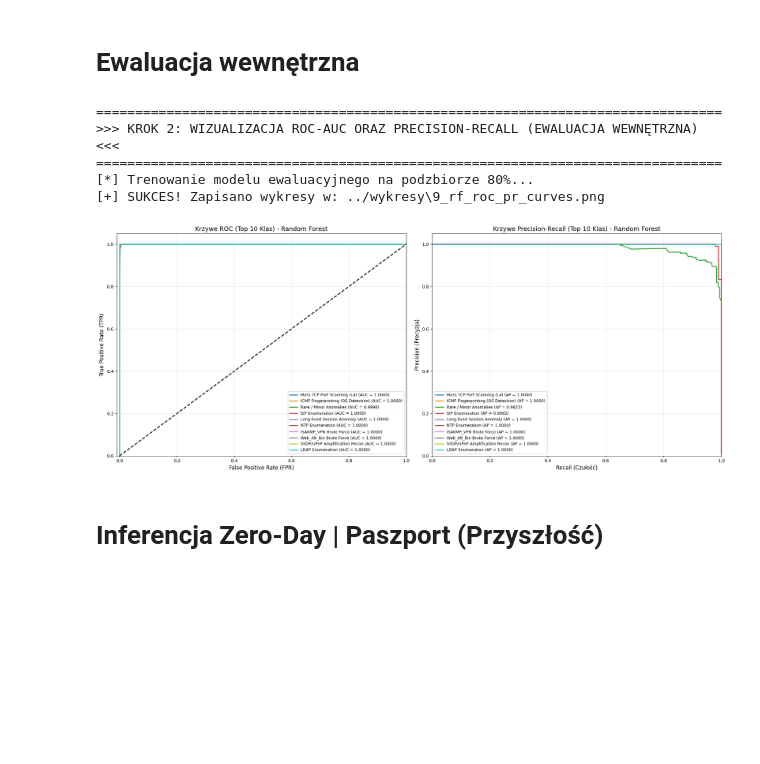
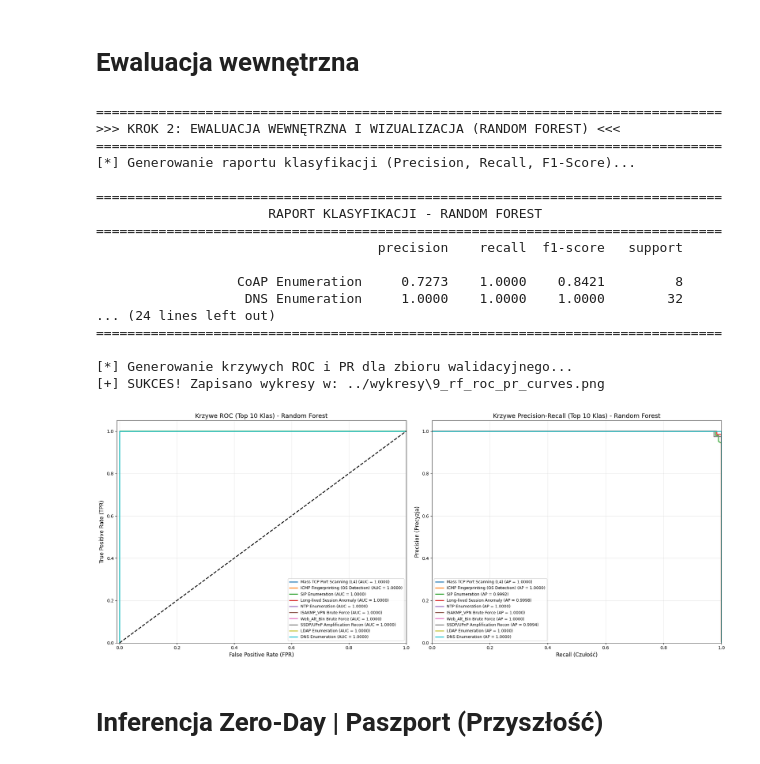
Before and after one commit to GITsciula/semi-supervised-honeypot-ml, a Jupyter notebook: notatniki/03_Random_Forest_Classifier.ipynb, the cells around one changed output. Drawn from its saved outputs; the diff is of its cells as text; code cells hidden in the pictures; blank space fills up the shorter version.

```diff
--- a/notatniki/03_Random_Forest_Classifier.ipynb
+++ b/notatniki/03_Random_Forest_Classifier.ipynb
@@ -72,51 +120,55 @@ print("[+] Model gotowy i uzbrojony!\n")
 # %%
 import matplotlib.pyplot as plt
 import seaborn as sns
-from sklearn.model_selection import train_test_split
-from sklearn.metrics import roc_curve, auc, precision_recall_curve, average_precision_score
+from sklearn.metrics import roc_curve, auc, precision_recall_curve, average_precision_score, classification_report
 from sklearn.preprocessing import label_binarize
 import os
+import numpy as np
 
 print("="*80)
-print(">>> KROK 2: WIZUALIZACJA ROC-AUC ORAZ PRECISION-RECALL (EWALUACJA WEWNĘTRZNA) <<<")
+print(">>> KROK 2: EWALUACJA WEWNĘTRZNA I WIZUALIZACJA (RANDOM FOREST) <<<")
 print("="*80)
 
 output_dir = '../wykresy'
 if not os.path.exists(output_dir): os.makedirs(output_dir)
 
-# 1. KLASYCZNY PODZIAŁ 80/20 NA GOTOWYM ZBIORZE TRENINGOWYM
-X_train_ev, X_test_ev, y_train_ev, y_test_ev = train_test_split(
-    X_train, y_train, test_size=0.20, random_state=42, stratify=y_train
-)
+# 1. RAPORT KLASYFIKACJI (TABELA F1-SCORE)
+print("[*] Generowanie raportu klasyfikacji (Precision, Recall, F1-Score)...")
+y_pred = clf.predict(X_val)
 
-# 2. SZYBKI TRENING EWALUACYJNY
-print("[*] Trenowanie modelu ewaluacyjnego na podzbiorze 80%...")
-clf_eval = RandomForestClassifier(n_estimators=100, class_weight='balanced', random_state=42, n_jobs=-1)
-clf_eval.fit(X_train_ev, y_train_ev)
+print("\n" + "="*80)
+print(f"{'RAPORT KLASYFIKACJI - RANDOM FOREST':^80}")
+print("="*80)
+print(classification_report(y_val, y_pred, digits=4))
+print("="*80 + "\n")
 
-# 3. PRZYGOTOWANIE DO WYKRESÓW (One-vs-Rest)
-classes = clf_eval.classes_
-y_test_bin = label_binarize(y_test_ev, classes=classes)
-n_classes = y_test_bin.shape[1]
-y_score = clf_eval.predict_proba(X_test_ev)
+# 2. PRZYGOTOWANIE DO WYKRESÓW
+classes = clf.classes_
+y_val_bin = label_binarize(y_val, classes=classes)
+n_classes = y_val_bin.shape[1]
+
+print("[*] Generowanie krzywych ROC i PR dla zbioru walidacyjnego...")
+y_score = clf.predict_proba(X_val)
 
 fpr, tpr, roc_auc = dict(), dict(), dict()
 precision, recall, average_precision = dict(), dict(), dict()
 
+# Obliczanie metryk dla każdej klasy (One-vs-Rest)
 for i in range(n_classes):
-    fpr[i], tpr[i], _ = roc_curve(y_test_bin[:, i], y_score[:, i])
+    fpr[i], tpr[i], _ = roc_curve(y_val_bin[:, i], y_score[:, i])
     roc_auc[i] = auc(fpr[i], tpr[i])
-    precision[i], recall[i], _ = precision_recall_curve(y_test_bin[:, i], y_score[:, i])
-    average_precision[i] = average_precision_score(y_test_bin[:, i], y_score[:, i])
+    precision[i], recall[i], _ = precision_recall_curve(y_val_bin[:, i], y_score[:, i])
+    average_precision[i] = average_precision_score(y_val_bin[:, i], y_score[:, i])
 
-# Wybieramy Top 10 klas do czytelnego wykresu
-top_classes_names = y_test_ev.value_counts().head(10).index
+# Top 10 klas do czytelnego wykresu
+top_classes_names = y_val.value_counts().head(10).index
 top_classes_idx = [np.where(classes == name)[0][0] for name in top_classes_names]
 colors = sns.color_palette("tab10", len(top_classes_idx))
 
-# 4. RYSOWANIE
+# 3. RYSOWANIE WYKRESÓW
 fig, (ax1, ax2) = plt.subplots(1, 2, figsize=(20, 8))
 
+# --- [A] Krzywa ROC ---
 for idx, color in zip(top_classes_idx, colors):
     class_name = classes[idx]
     ax1.plot(fpr[idx], tpr[idx], color=color, lw=2, label=f'{class_name} (AUC = {roc_auc[idx]:.4f})')
@@ -124,36 +176,49 @@ for idx, color in zip(top_classes_idx, colors):
 ax1.plot([0, 1], [0, 1], 'k--', lw=2)
 ax1.set_xlim([-0.01, 1.0])
 ax1.set_ylim([0.0, 1.05])
 ax1.set_xlabel('False Positive Rate (FPR)', fontsize=12)
 ax1.set_ylabel('True Positive Rate (TPR)', fontsize=12)
 ax1.set_title('Krzywe ROC (Top 10 Klas) - Random Forest', fontsize=14)
 ax1.legend(loc="lower right", fontsize=9)
 ax1.grid(alpha=0.3)
 
+# --- [B] Krzywa Precision-Recall ---
 for idx, color in zip(top_classes_idx, colors):
     class_name = classes[idx]
     ax2.plot(recall[idx], precision[idx], color=color, lw=2, label=f'{class_name} (AP = {average_precision[idx]:.4f})')
 
 ax2.set_xlim([0.0, 1.0])
 ax2.set_ylim([0.0, 1.05])
 ax2.set_xlabel('Recall (Czułość)', fontsize=12)
 ax2.set_ylabel('Precision (Precyzja)', fontsize=12)
 ax2.set_title('Krzywe Precision-Recall (Top 10 Klas) - Random Forest', fontsize=14)
 ax2.legend(loc="lower left", fontsize=9)
 ax2.grid(alpha=0.3)
 
 plt.tight_layout()
 file_path = os.path.join(output_dir, '9_rf_roc_pr_curves.png')
 plt.savefig(file_path, dpi=300)
 print(f"[+] SUKCES! Zapisano wykresy w: {file_path}")
 plt.show()
 # %% [output]
 ================================================================================
->>> KROK 2: WIZUALIZACJA ROC-AUC ORAZ PRECISION-RECALL (EWALUACJA WEWNĘTRZNA) <<<
+>>> KROK 2: EWALUACJA WEWNĘTRZNA I WIZUALIZACJA (RANDOM FOREST) <<<
 ================================================================================
-[*] Trenowanie modelu ewaluacyjnego na podzbiorze 80%...
+[*] Generowanie raportu klasyfikacji (Precision, Recall, F1-Score)...
+
+================================================================================
+                      RAPORT KLASYFIKACJI - RANDOM FOREST
+================================================================================
+                                    precision    recall  f1-score   support
+
+                  CoAP Enumeration     0.7273    1.0000    0.8421         8
+                   DNS Enumeration     1.0000    1.0000    1.0000        32
+... (24 lines left out)
+================================================================================
+
+[*] Generowanie krzywych ROC i PR dla zbioru walidacyjnego...
 [+] SUKCES! Zapisano wykresy w: ../wykresy\9_rf_roc_pr_curves.png
-[figure, old version]
+[figure, new version]
 # %% [markdown]
 # Inferencja Zero-Day | Paszport (Przyszłość)
 # %%
```
Also changed, not shown: parts of 2 cells of this notebook, 7 other files.
